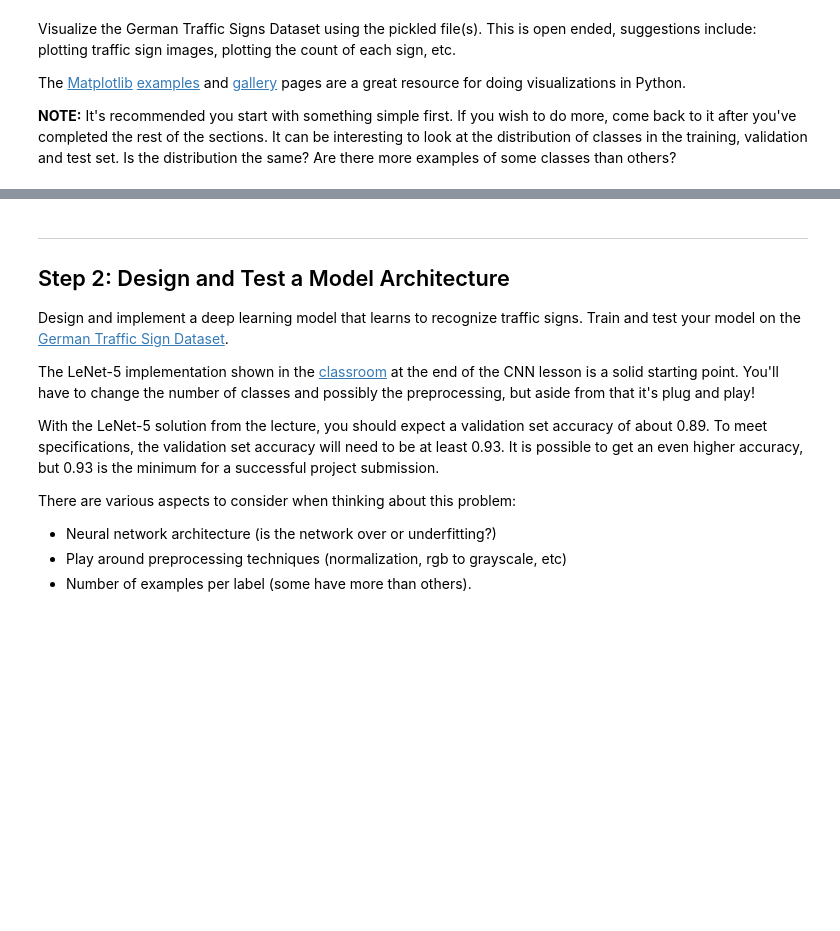
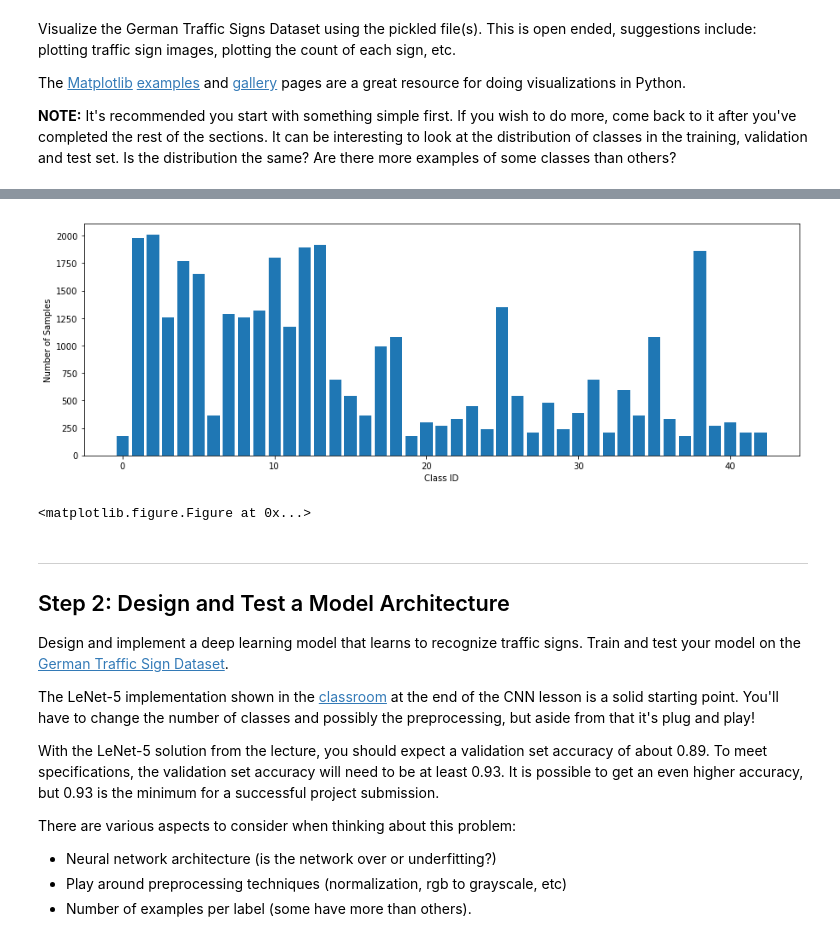
Before and after one commit to lissue/trafficsigns, a Jupyter notebook: Traffic_Sign_Classifier.ipynb, the cells around one changed output, grey strips where cells are left out. Cells and saved outputs as stored; diff of their text form; code cells hidden in the pictures; blank space fills up the shorter version.

```diff
--- a/Traffic_Sign_Classifier.ipynb
+++ b/Traffic_Sign_Classifier.ipynb
@@ -110,3 +121,13 @@ plt.imshow(image)
+# %%
+plt.figure(figsize=(15, 5))
+plt.bar(range(0, n_classes), n_samples)
+plt.xlabel("Class ID")
+plt.ylabel("Number of Samples")
+plt.show()
+plt.savefig('sample_dist.png')
+# %% [output]
+[figure, added]
+<matplotlib.figure.Figure at 0x...>
 # %% [markdown]
 ----
 
```
Also changed, not shown: parts of 10 cells of this notebook.
